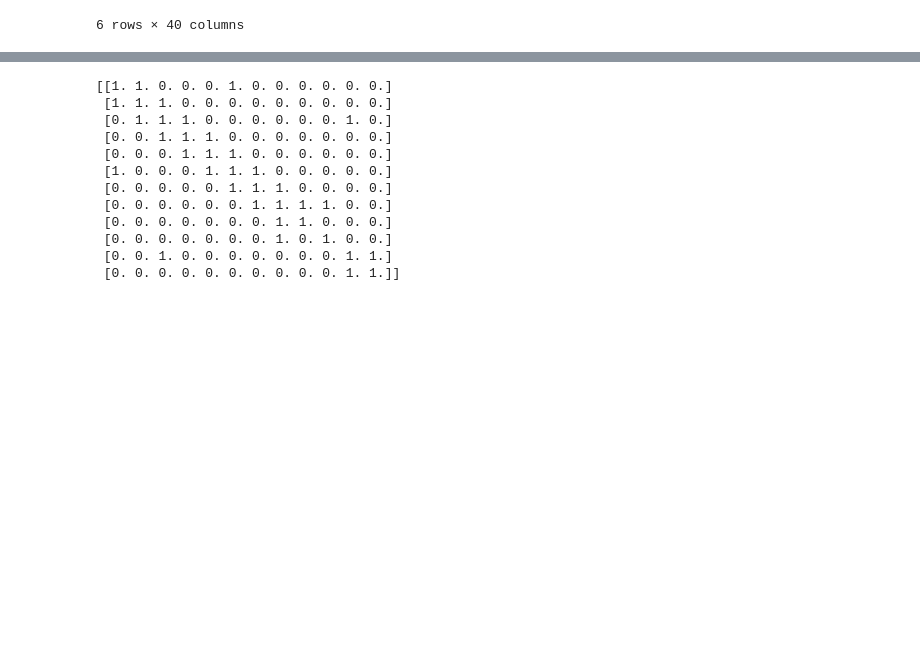
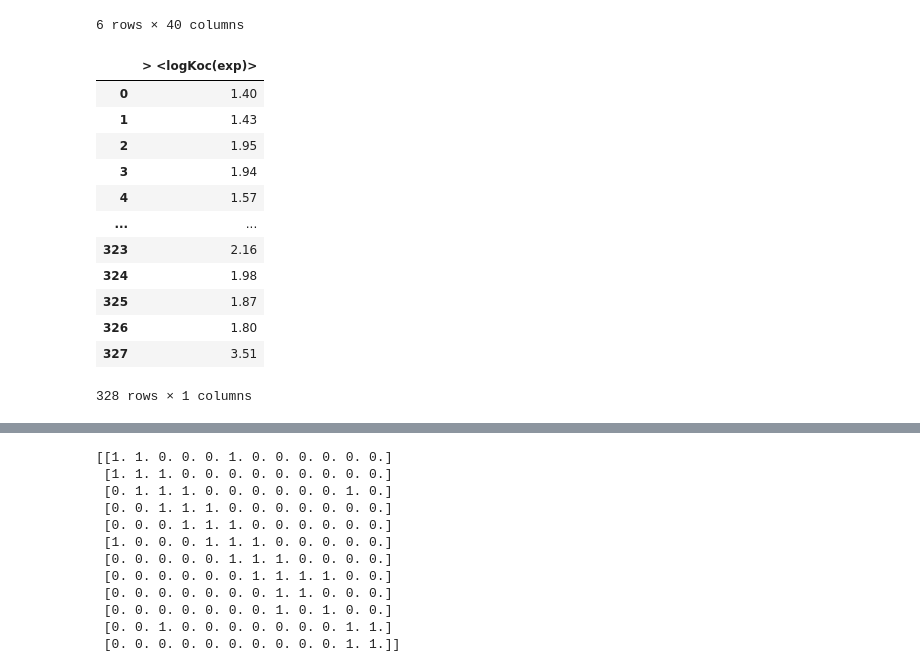
Before and after one commit to VarvaraVasilyeva/QSAR, a Jupyter notebook: Graphs.ipynb, the cells around one changed output, grey strips where cells are left out. Saved outputs shown, nothing was run; the diff lists cells and outputs as text; code cells hidden in the pictures; blank space fills up the shorter version.

```diff
--- a/Graphs.ipynb
+++ b/Graphs.ipynb
@@ -263,3 +267,36 @@ def analize_sdf_file(mols, file, key):
+# %%
+#добавим вектор y с признаком key
+def find_y(file, y, key):
+    with open(file) as f:
+        lines = f.readlines()
+        num = 0
+        for i, line in enumerate(lines):
+            if key in line:
+                y.loc[num, key] = float(lines[i+1])
+                num += 1
+# %%
+import pandas as pd
+
+y = pd.DataFrame({})
+file = 'soil-1-1.sdf'
+key = '>  <logKoc(exp)> '
+find_y(file, y, key)
+y = y.fillna(0)
+y
+# %% [output]
+|  | > <logKoc(exp)> |
+| 0 | 1.40 |
+| 1 | 1.43 |
+| 2 | 1.95 |
+| 3 | 1.94 |
+| 4 | 1.57 |
+| ... | ... |
+| 323 | 2.16 |
+| 324 | 1.98 |
+| 325 | 1.87 |
+| 326 | 1.80 |
+| 327 | 3.51 |
+328 rows × 1 columns
 # %%
 mols = pd.DataFrame({})
 file = 'soil-1-1.sdf'
```
Also changed, not shown: parts of 15 cells of this notebook.
